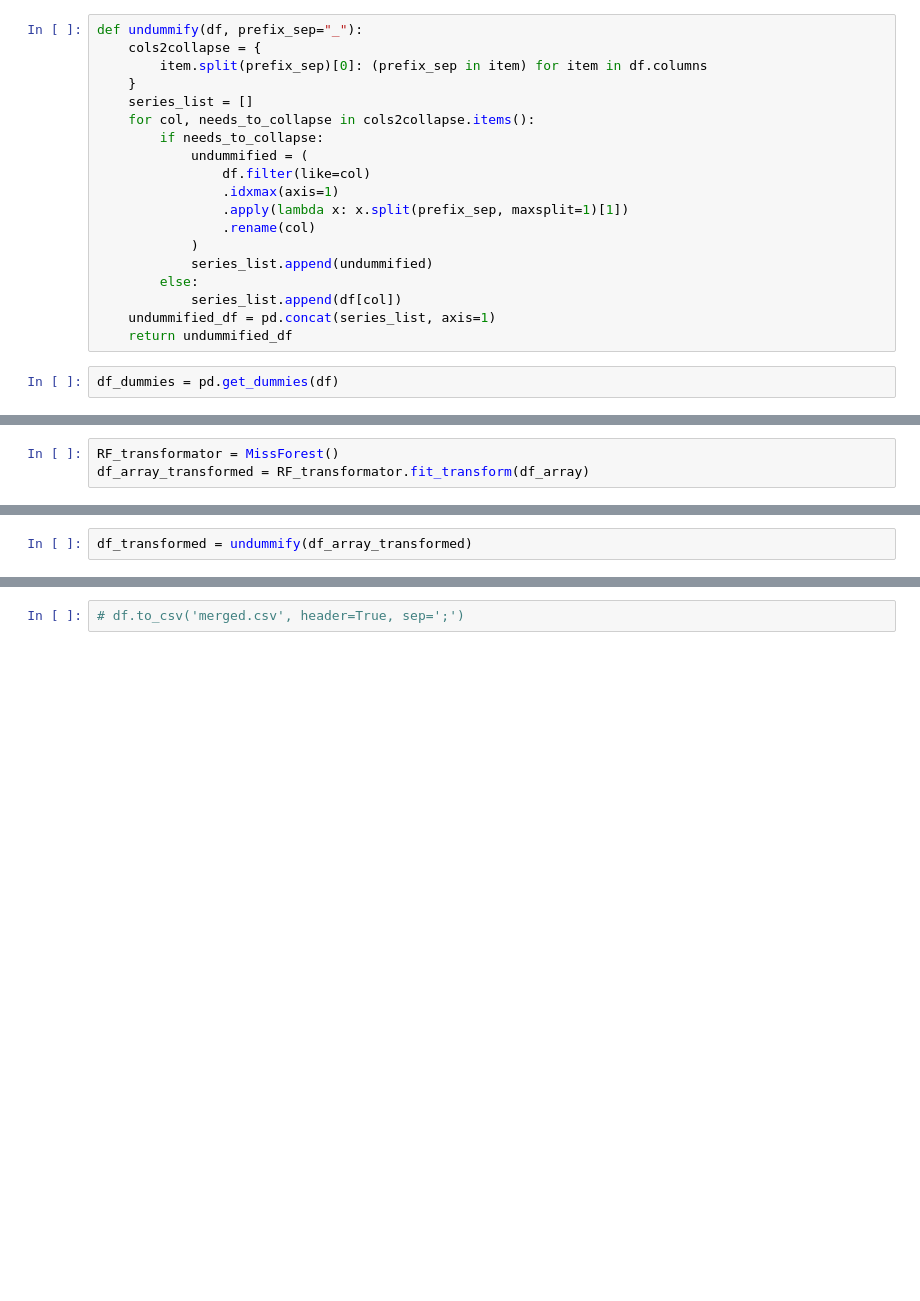
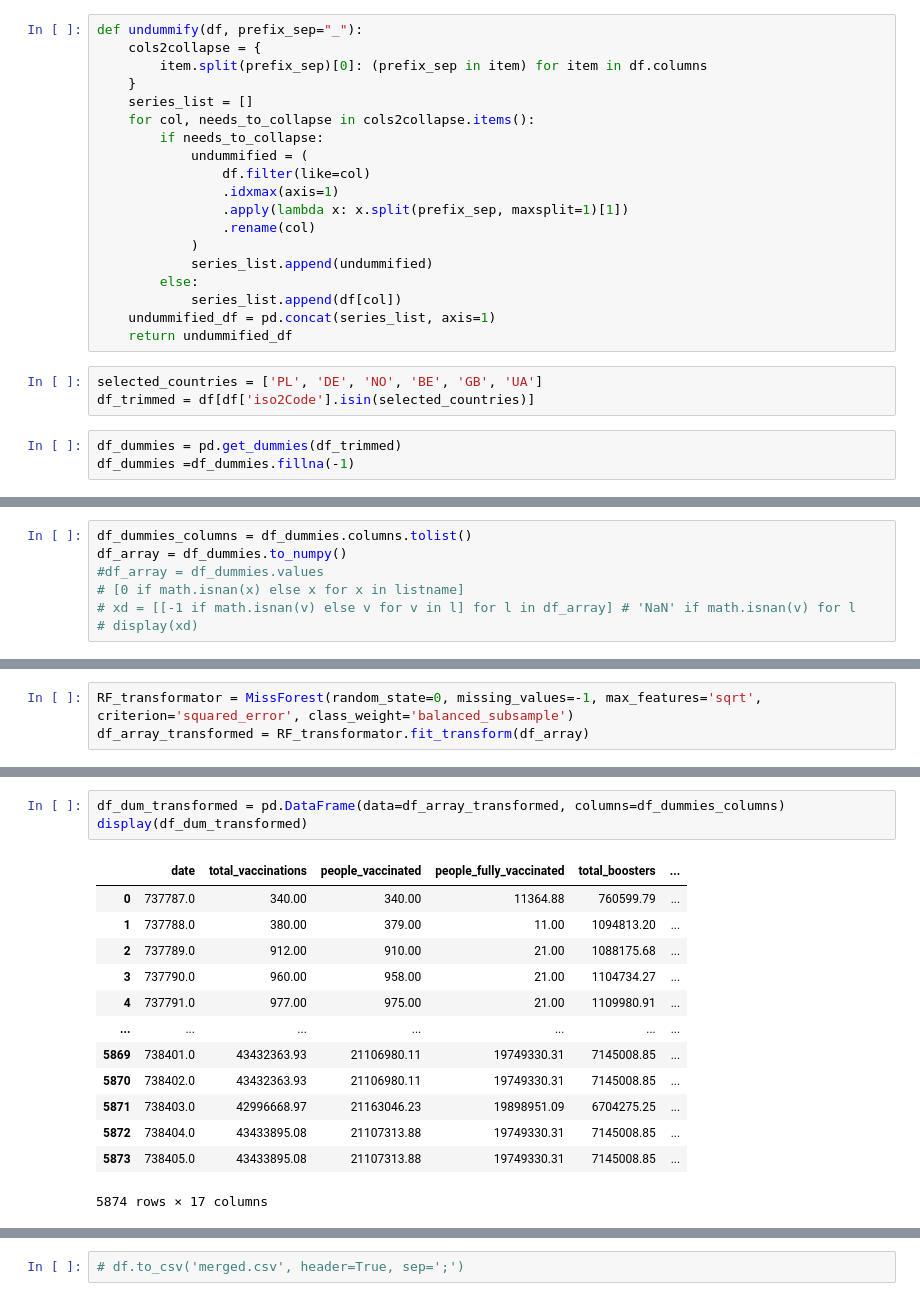
Before and after one commit to MichalMakaruk21/covidAnalysis, a Jupyter notebook: dataOperations.ipynb, the cells around one changed output, grey strips where cells are left out. Cells and saved outputs as stored; diff of their text form; blank space fills up the shorter version.

Commit message:
Transformation and undummify success

```diff
--- a/dataOperations.ipynb
+++ b/dataOperations.ipynb
@@ -58,5 +66,9 @@ def undummify(df, prefix_sep="_"):
             series_list.append(df[col])
     undummified_df = pd.concat(series_list, axis=1)
     return undummified_df
+# %%
+selected_countries = ['PL', 'DE', 'NO', 'BE', 'GB', 'UA']
+df_trimmed = df[df['iso2Code'].isin(selected_countries)]
 # %%
-df_dummies = pd.get_dummies(df)
+df_dummies = pd.get_dummies(df_trimmed)
+df_dummies =df_dummies.fillna(-1)
@@ -67,0 +117,7 @@ df_array = df_dummies.to_numpy()
+# %%
+df_dummies_columns = df_dummies.columns.tolist()
+df_array = df_dummies.to_numpy()
+#df_array = df_dummies.values
+# [0 if math.isnan(x) else x for x in listname]
+# xd = [[-1 if math.isnan(v) else v for v in l] for l in df_array] # 'NaN' if math.isnan(v) for l
+# display(xd)
@@ -68,3 +135,3 @@ df_array = df_dummies.to_numpy()
 # %%
-RF_transformator = MissForest()
+RF_transformator = MissForest(random_state=0, missing_values=-1, max_features='sqrt', criterion='squared_error', class_weight='balanced_subsample')
 df_array_transformed = RF_transformator.fit_transform(df_array)
@@ -71,2 +146,17 @@ df_array_transformed = RF_transformator.fit_transform(df_array)
-# %%
-df_transformed = undummify(df_array_transformed)
+# %%
+df_dum_transformed = pd.DataFrame(data=df_array_transformed, columns=df_dummies_columns)
+display(df_dum_transformed)
+# %% [output]
+|  | date | total_vaccinations | people_vaccinated | people_fully_vaccinated | total_boosters | ... |
+| 0 | 737787.0 | 340.00 | 340.00 | 11364.88 | 760599.79 | ... |
+| 1 | 737788.0 | 380.00 | 379.00 | 11.00 | 1094813.20 | ... |
+| 2 | 737789.0 | 912.00 | 910.00 | 21.00 | 1088175.68 | ... |
+| 3 | 737790.0 | 960.00 | 958.00 | 21.00 | 1104734.27 | ... |
+| 4 | 737791.0 | 977.00 | 975.00 | 21.00 | 1109980.91 | ... |
+| ... | ... | ... | ... | ... | ... | ... |
+| 5869 | 738401.0 | 43432363.93 | 21106980.11 | 19749330.31 | 7145008.85 | ... |
+| 5870 | 738402.0 | 43432363.93 | 21106980.11 | 19749330.31 | 7145008.85 | ... |
+| 5871 | 738403.0 | 42996668.97 | 21163046.23 | 19898951.09 | 6704275.25 | ... |
+| 5872 | 738404.0 | 43433895.08 | 21107313.88 | 19749330.31 | 7145008.85 | ... |
+| 5873 | 738405.0 | 43433895.08 | 21107313.88 | 19749330.31 | 7145008.85 | ... |
+5874 rows × 17 columns
```
Also changed, not shown: parts of 10 cells of this notebook.
